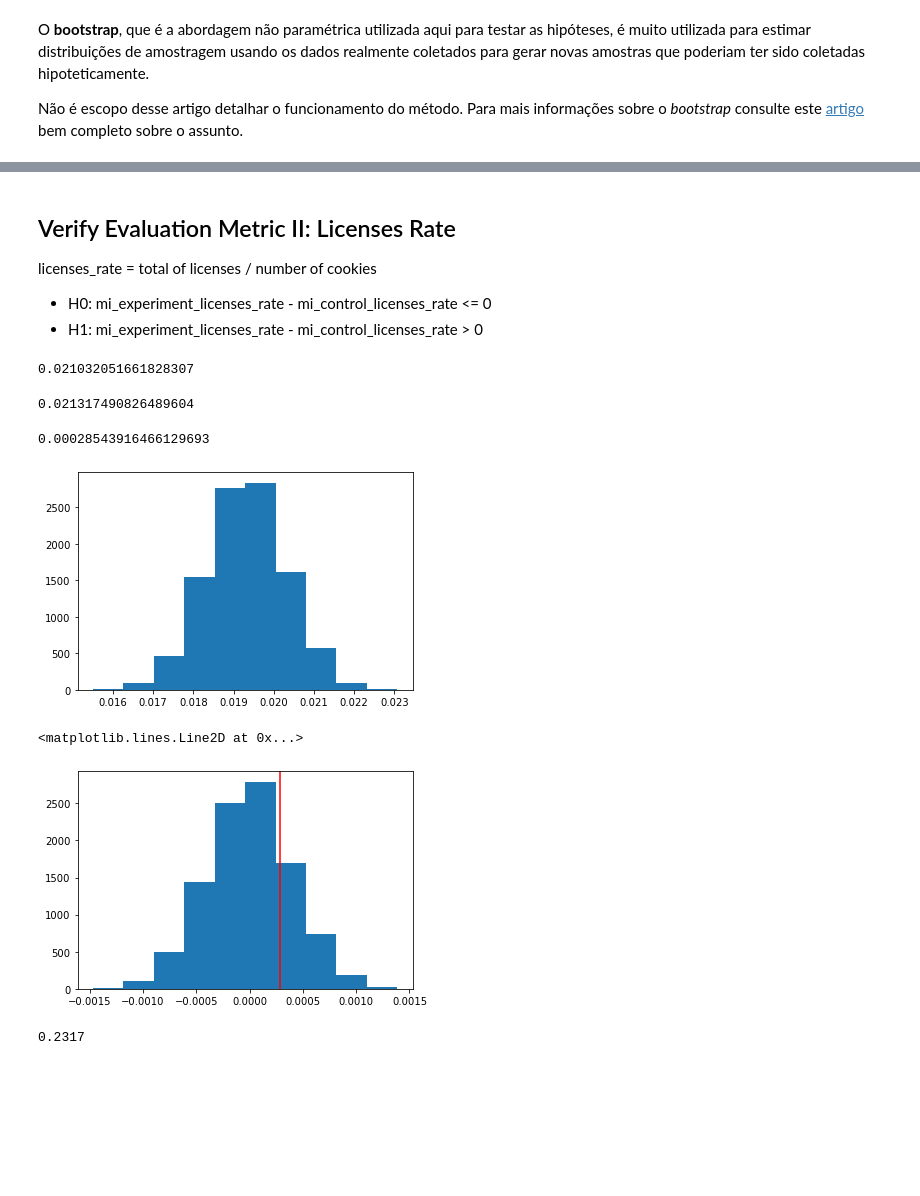
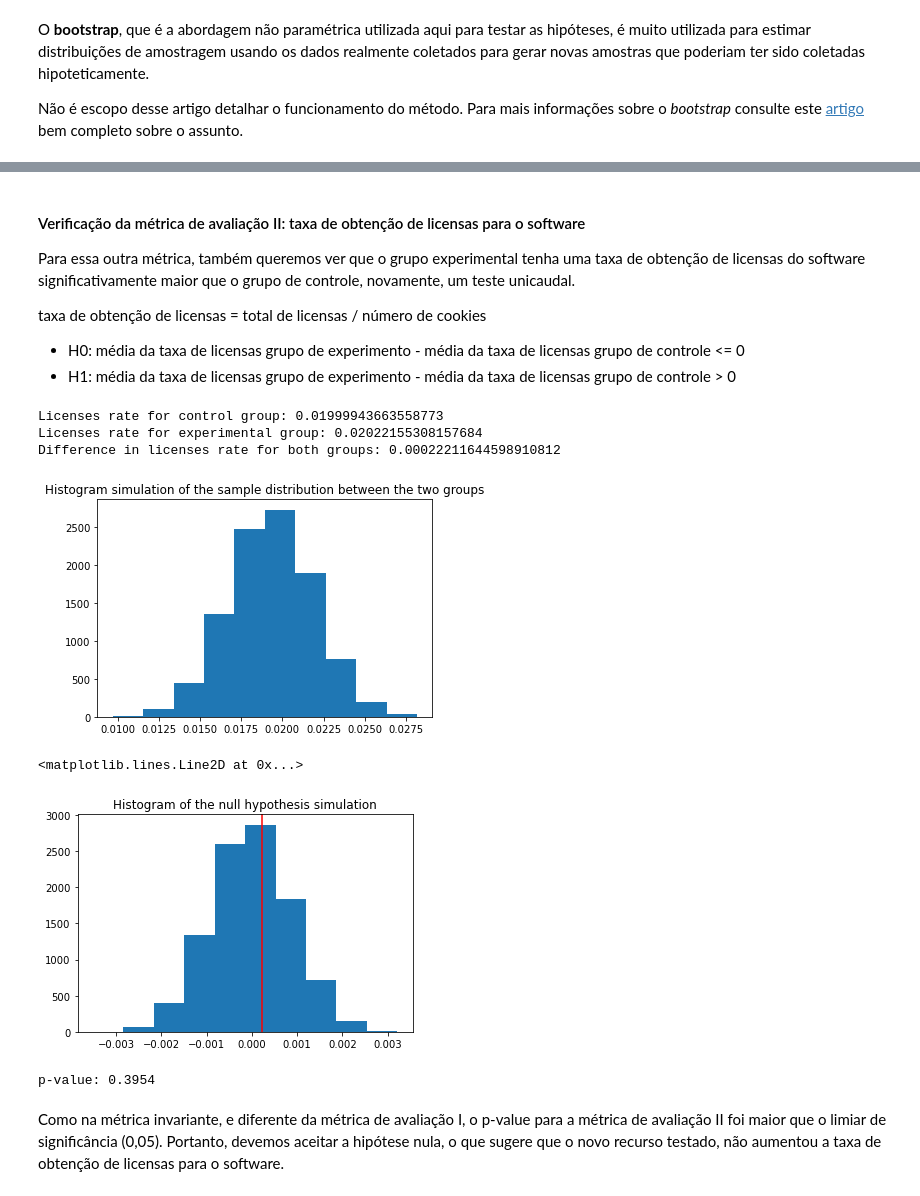
Before and after one commit to vitorbeltrao/A-B-test, a Jupyter notebook: AB_test.ipynb, the cells around one changed output, grey strips where cells are left out. Saved outputs shown, nothing was run; the diff lists cells and outputs as text; code cells hidden in the pictures; blank space fills up the shorter version.

```diff
--- a/AB_test.ipynb
+++ b/AB_test.ipynb
@@ -164,7 +166,7 @@ Meu conselho, se você tiver tempo, utilize mais de uma abordagem e compare. É
 diffs = []
 
 for i in range(10000):
-    bootstrap = df.sample(n=200, replace=True)
+    bootstrap = df.sample(n=df.shape[0], replace=True)
     bootstrap_mean_control_cookies = np.mean(bootstrap['Control Cookies'])
     bootstrap_mean_exp_cookies = np.mean(bootstrap['Experiment Cookies'])
     diffs.append(bootstrap_mean_exp_cookies - bootstrap_mean_control_cookies)
@@ -225,7 +241,7 @@ print(download_rate_diff)
 download_rate_diffs = []
 
 for i in range(10000):
-    bootstrap = df.sample(n=200, replace=True)
+    bootstrap = df.sample(n=df.shape[0], replace=True)
     bootstrap_control_download_rate = np.sum(bootstrap['Control Downloads']) / np.sum(bootstrap['Control Cookies'])
     bootstrap_exp_download_rate = np.sum(bootstrap['Experiment Downloads']) / np.sum(bootstrap['Experiment Cookies'])
     download_rate_diffs.append(bootstrap_exp_download_rate - bootstrap_control_download_rate)
@@ -253,55 +273,57 @@ print(pvalue)
 # %% [markdown]
-## Verify Evaluation Metric II: Licenses Rate
+#### Verificação da métrica de avaliação II: taxa de obtenção de licensas para o software
 
-licenses_rate = total of licenses / number of cookies
+Para essa outra métrica, também queremos ver que o grupo experimental tenha uma taxa de obtenção de licensas do software significativamente maior que o grupo de controle, novamente, um teste unicaudal.
 
-* H0: mi_experiment_licenses_rate - mi_control_licenses_rate <= 0
-* H1: mi_experiment_licenses_rate - mi_control_licenses_rate > 0
+taxa de obtenção de licensas = total de licensas / número de cookies
+
+* H0: média da taxa de licensas grupo de experimento - média da taxa de licensas grupo de controle <= 0
+* H1: média da taxa de licensas grupo de experimento - média da taxa de licensas grupo de controle > 0
 # %%
 # first let's see the data from control part
-control_licenses_rate = np.sum(df['Control Licenses']) / df[df['Day'] < 22]['Control Cookies'].sum()
-print(control_licenses_rate)
+control_licenses_rate = np.sum(df['Control Licenses']) / df[df['Day'] <= 22]['Control Cookies'].sum()
+print('Licenses rate for control group:', control_licenses_rate)
+
+# now let's see the data from experiment part
+exp_licenses_rate = np.sum(df['Experiment Licenses']) / df[df['Day'] <= 22]['Experiment Cookies'].sum()
+print('Licenses rate for experimental group:', exp_licenses_rate)
+
+# difference between two groups
+licenses_rate_diff = exp_licenses_rate - control_licenses_rate
+print('Difference in licenses rate for both groups:', licenses_rate_diff)
 # %% [output]
-0.021032051661828307
+Licenses rate for control group: 0.01999943663558773
+Licenses rate for experimental group: 0.02022155308157684
+Difference in licenses rate for both groups: 0.00022211644598910812
-# %%
-# now let's see the data from experiment part
-exp_licenses_rate = np.sum(df['Experiment Licenses']) / df[df['Day'] < 22]['Experiment Cookies'].sum()
-print(exp_licenses_rate)
-# %% [output]
-0.021317490826489604
-# %%
-# difference between two groups
-licenses_rate_diff = exp_licenses_rate - control_licenses_rate
-print(licenses_rate_diff)
-# %% [output]
-0.00028543916466129693
 # %%
 # Let's bootstrap samples to see differences in proportions
 licenses_rate_diffs = []
 
 for i in range(10000):
-    bootstrap = df.sample(n=200, replace=True)
-    bootstrap_control_licenses_rate = np.sum(bootstrap['Control Licenses']) / bootstrap[bootstrap['Day'] < 20]['Control Cookies'].sum()
-    bootstrap_exp_licenses_rate = np.sum(bootstrap['Experiment Licenses']) / bootstrap[bootstrap['Day'] < 20]['Experiment Cookies'].sum()
+    bootstrap = df.sample(n=df.shape[0], replace=True)
+    bootstrap_control_licenses_rate = np.sum(bootstrap['Control Licenses']) / bootstrap[bootstrap['Day'] <= 22]['Control Cookies'].sum()
+    bootstrap_exp_licenses_rate = np.sum(bootstrap['Experiment Licenses']) / bootstrap[bootstrap['Day'] <= 22]['Experiment Cookies'].sum()
     licenses_rate_diffs.append(bootstrap_exp_licenses_rate - bootstrap_control_licenses_rate)
 # %%
 # Lets see the result in a histogram
+plt.title('Histogram simulation of the sample distribution between the two groups')
 plt.hist(download_rate_diffs);
 # %% [output]
-[figure, old version]
+[figure, new version]
 # %%
 # Let's simulate the null hypothesis
 licenses_null_hypothesis = np.random.normal(loc=0, scale=np.std(licenses_rate_diffs), size=len(licenses_rate_diffs))
 
 # Lets see the null hypothesis in a histogram
+plt.title('Histogram of the null hypothesis simulation')
 plt.hist(licenses_null_hypothesis);
 plt.axvline(x=licenses_rate_diff, color='red')
 # %% [output]
 <matplotlib.lines.Line2D at 0x...>
-[figure, old version]
+[figure, new version]
 # %%
 # Let's find our pvalue
 pvalue = (licenses_null_hypothesis > licenses_rate_diff).mean()
-print(pvalue)
+print('p-value:', pvalue)
 # %% [output]
-0.2317
+p-value: 0.3954
@@ -310 +330,3 @@ print(pvalue)
+# %% [markdown]
+Como na métrica invariante, e diferente da métrica de avaliação I, o p-value para a métrica de avaliação II foi maior que o limiar de significância (0,05). Portanto, devemos aceitar a hipótese nula, o que sugere que o novo recurso testado, não aumentou a taxa de obtenção de licensas para o software.
 # %% [markdown]
```
Also changed, not shown: parts of 17 cells of this notebook.
